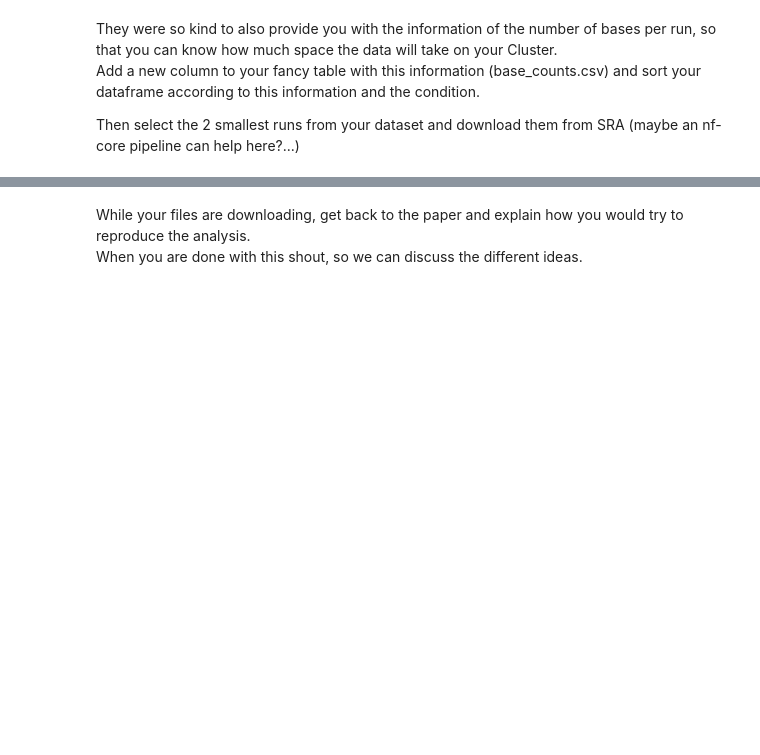
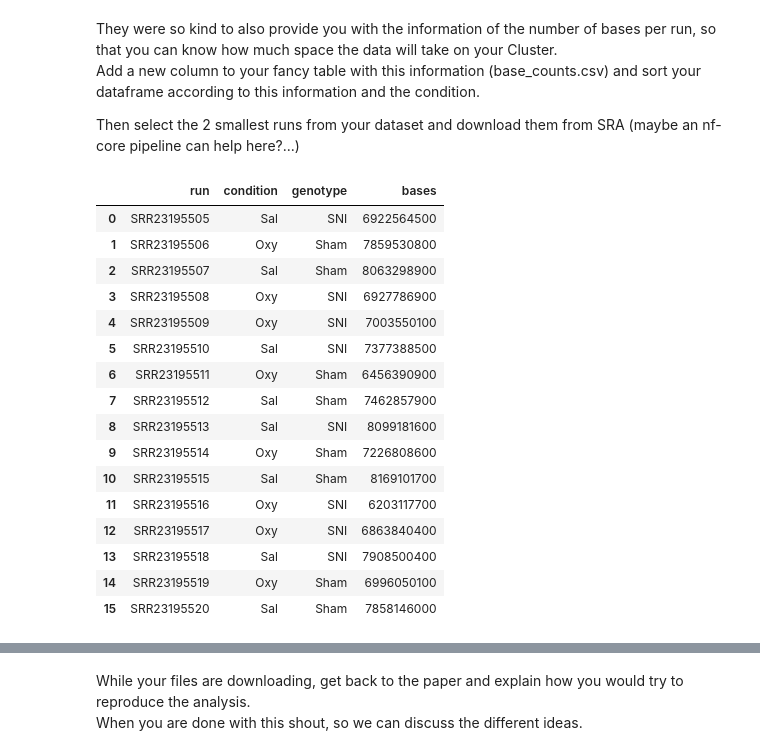
Before and after one commit to notdingling/computational-workflow-2026s-2026, a Jupyter notebook: day_02/day_02.ipynb, the cells around one changed output, grey strips where cells are left out. Cells and saved outputs as stored; diff of their text form; code cells hidden in the pictures; blank space fills up the shorter version.

```diff
--- a/day_02/day_02.ipynb
+++ b/day_02/day_02.ipynb
@@ -39,3 +47,8 @@ Then, perform some overview analysis and plot the results
 1. How many samples do you have per condition?
 2. How many samples do you have per genotype?
 3. How often do you have each condition per genotype?
+# %%
+import pandas as pd
+
+df = pd.read_excel("conditions_runs_oxy_project.xlsx")
+df.head(5)
@@ -41,0 +78,12 @@ Then, perform some overview analysis and plot the results
+# %%
+import numpy as np
+
+df.columns = df.columns.str.strip()   # remove stray spaces in column names
+
+tidy = pd.DataFrame({
+    "run": df["Run"].astype(str).str.strip(),
+    "condition": np.where(df["Condition: Oxy"].notna(), "Oxy", "Sal"),
+    "genotype": np.where(df["Genotype: SNI"].notna(), "SNI", "Sham"),
+}).sort_values("run").reset_index(drop=True)
+
+tidy
@@ -44,3 +119,30 @@ They were so kind to also provide you with the information of the number of base
 Add a new column to your fancy table with this information (base_counts.csv) and sort your dataframe according to this information and the condition.
 
 Then select the 2 smallest runs from your dataset and download them from SRA (maybe an nf-core pipeline can help here?...)
+# %%
+# lload base count to the table
+
+bases = pd.read_csv("base_counts.csv")
+bases["Run"] = bases["Run"].str.strip()
+
+tidy = tidy.merge(bases, left_on="run", right_on="Run", how="left").drop(columns="Run")
+tidy = tidy.rename(columns={"Bases": "bases"})
+tidy
+# %% [output]
+|  | run | condition | genotype | bases |
+| 0 | SRR23195505 | Sal | SNI | 6922564500 |
+| 1 | SRR23195506 | Oxy | Sham | 7859530800 |
+| 2 | SRR23195507 | Sal | Sham | 8063298900 |
+| 3 | SRR23195508 | Oxy | SNI | 6927786900 |
+| 4 | SRR23195509 | Oxy | SNI | 7003550100 |
+| 5 | SRR23195510 | Sal | SNI | 7377388500 |
+| 6 | SRR23195511 | Oxy | Sham | 6456390900 |
+| 7 | SRR23195512 | Sal | Sham | 7462857900 |
+| 8 | SRR23195513 | Sal | SNI | 8099181600 |
+| 9 | SRR23195514 | Oxy | Sham | 7226808600 |
+| 10 | SRR23195515 | Sal | Sham | 8169101700 |
+| 11 | SRR23195516 | Oxy | SNI | 6203117700 |
+| 12 | SRR23195517 | Oxy | SNI | 6863840400 |
+| 13 | SRR23195518 | Sal | SNI | 7908500400 |
+| 14 | SRR23195519 | Oxy | Sham | 6996050100 |
+| 15 | SRR23195520 | Sal | Sham | 7858146000 |
```
Also changed, not shown: parts of 15 cells of this notebook, 9 other files.
